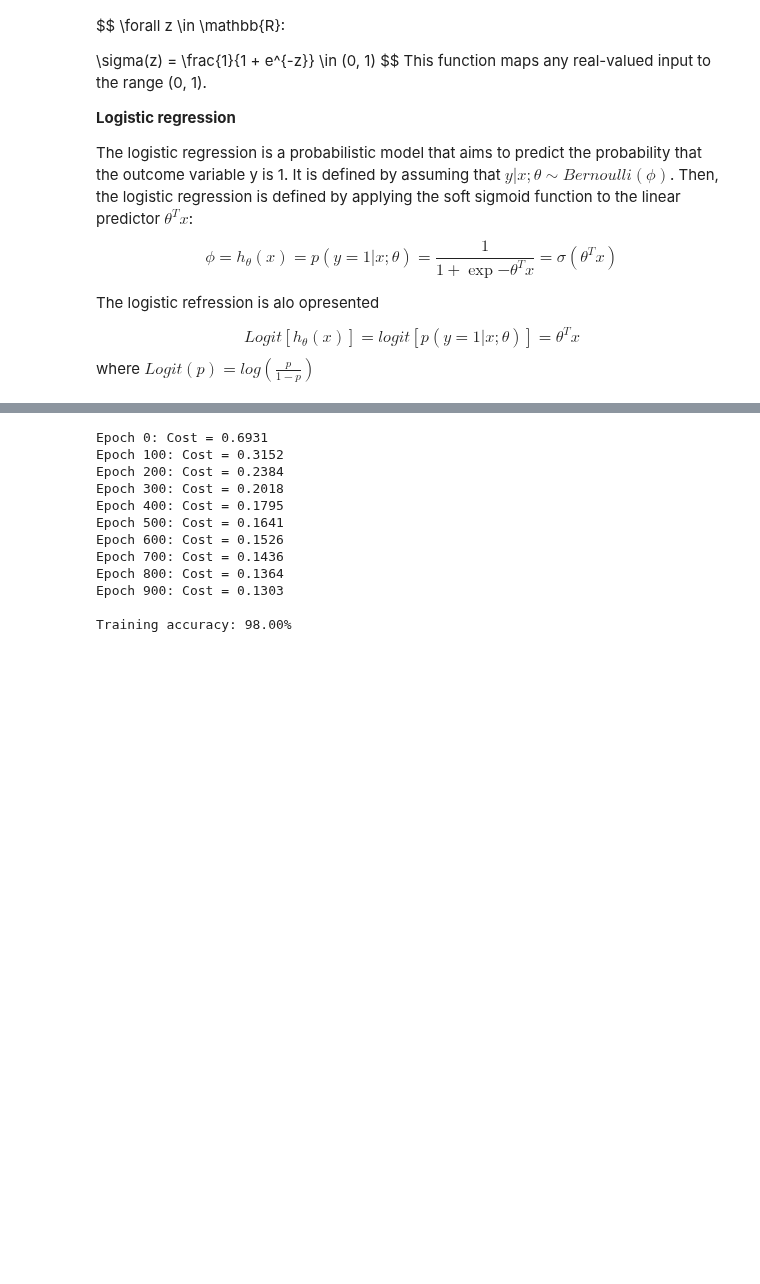
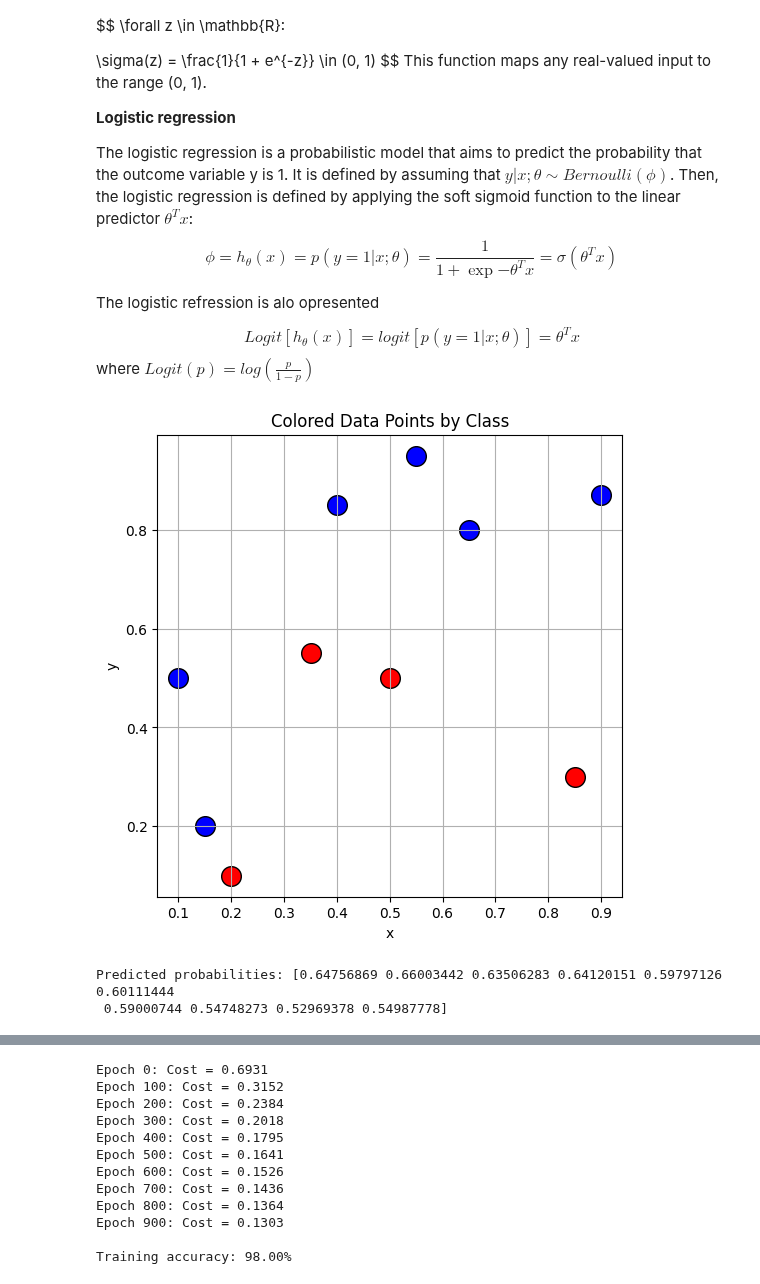
Before and after one commit to sujit4uwbslg/gcet_IV-I_2025, a Jupyter notebook: LAB/week2.ipynb, the cells around one changed output, grey strips where cells are left out. Cells and saved outputs as stored; diff of their text form; code cells hidden in the pictures; blank space fills up the shorter version.

```diff
--- a/LAB/week2.ipynb
+++ b/LAB/week2.ipynb
@@ -22,3 +22,50 @@ $$
     Logit[h_{\theta}(x)]=logit[p(y=1|x;\theta)]=\theta^T x
 $$
 where $Logit(p)=log(\frac{p}{1-p})$
+# %%
+import numpy as np
+import matplotlib.pyplot as plt
+
+# Define colors for classes (red and blue, similar to R code)
+clr1 = np.array([[1, 0, 0, 1], [0, 0, 1, 1]])  # RGBA for red and blue
+
+# Data points
+x = np.array([.4, .55, .65, .9, .1, .35, .5, .15, .2, .85])
+y = np.array([.85, .95, .8, .87, .5, .55, .5, .2, .1, .3])
+z = np.array([1, 1, 1, 1, 1, 0, 0, 1, 0, 0])  # Class labels
+
+# Plot
+plt.figure(figsize=(6, 6))
+for i in range(len(x)):
+    plt.scatter(x[i], y[i], s=200, color=clr1[z[i]], edgecolor='k')
+
+plt.xlabel('x')
+plt.ylabel('y')
+plt.title('Colored Data Points by Class')
+plt.grid(True)
+plt.show()
+# %% [output]
+[figure, added]
+# %%
+import numpy as np
+import pandas as pd
+from sklearn.linear_model import LogisticRegression
+
+# Data
+x = np.array([.4, .55, .65, .9, .1, .35, .5, .15, .2, .85])
+y = np.array([.85, .95, .8, .87, .5, .55, .5, .2, .1, .3])
+z = np.array([1, 1, 1, 1, 1, 0, 0, 1, 0, 0])
+
+# Create DataFrame
+df = pd.DataFrame({'x': x, 'y': y, 'z': z})
+
+# Fit logistic regression model
+model = LogisticRegression()
+model.fit(df[['x', 'y']], df['z'])
+
+# Predict probabilities
+probs = model.predict_proba(df[['x', 'y']])[:, 1]
+print("Predicted probabilities:",probs)
+# %% [output]
+Predicted probabilities: [0.64756869 0.66003442 0.63506283 0.64120151 0.59797126 0.60111444
+ 0.59000744 0.54748273 0.52969378 0.54987778]
```
Also changed, not shown: parts of 5 cells of this notebook.
